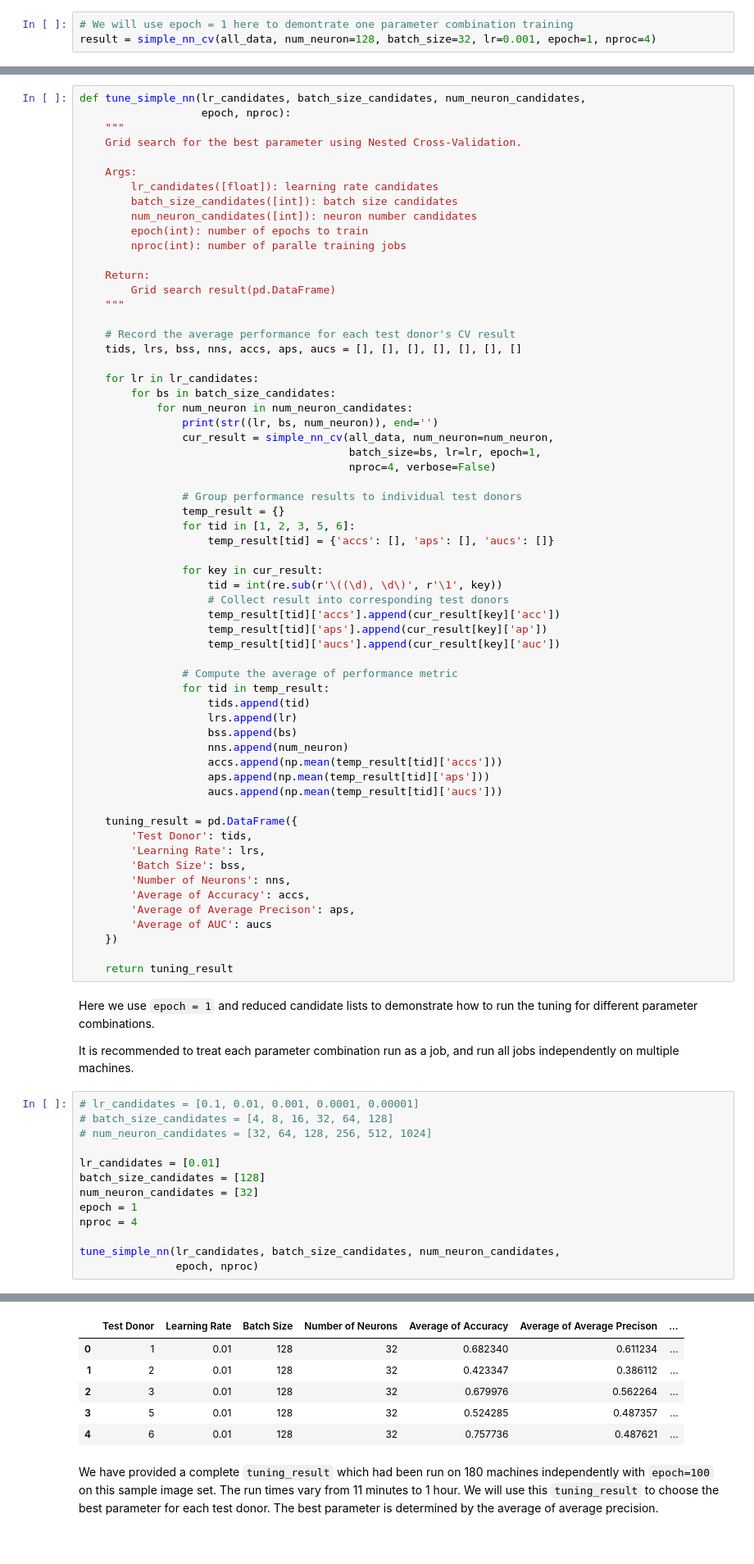
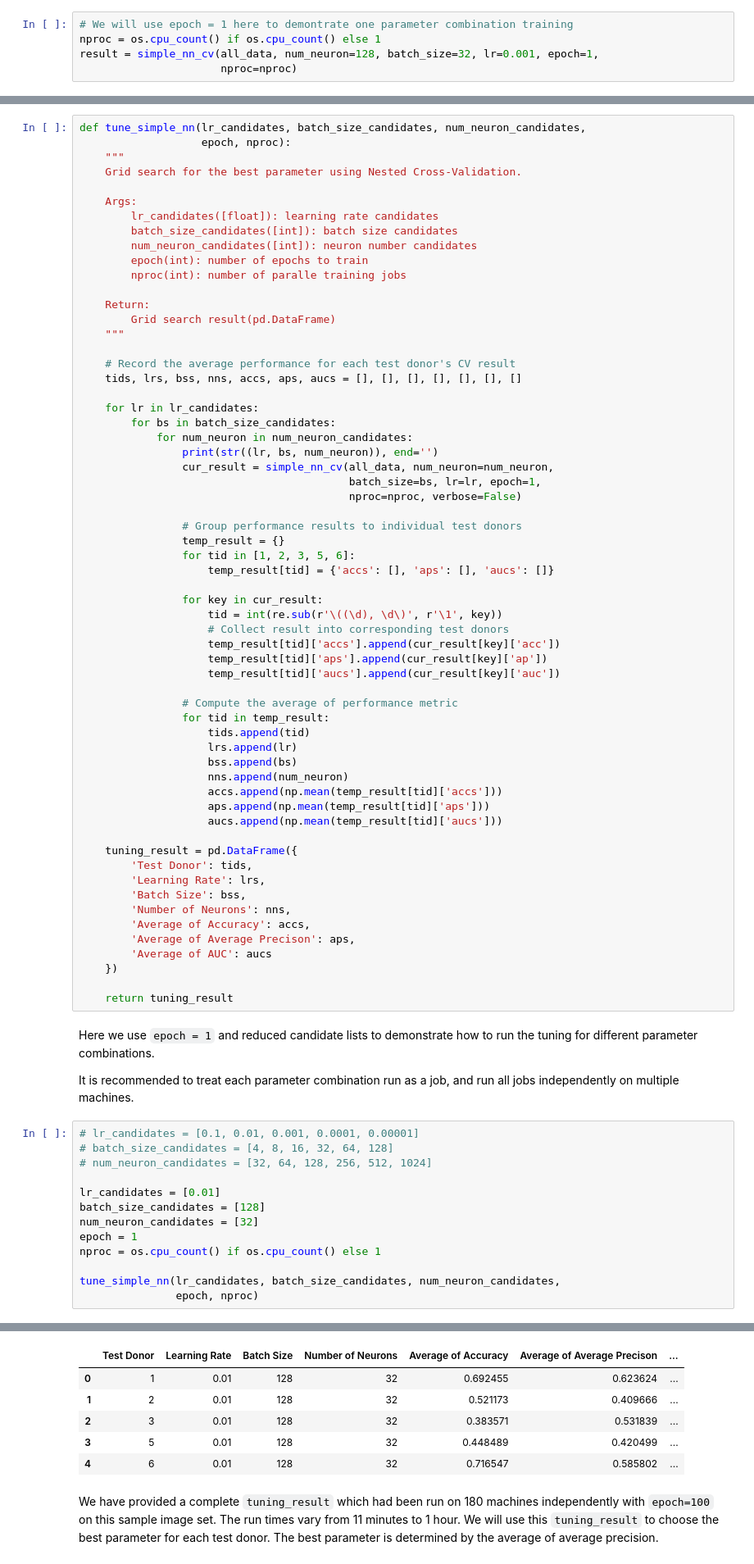
Before and after one commit to gitter-lab/t-cell-classification, a Jupyter notebook: simple_neural_network.ipynb, the cells around one changed output, grey strips where cells are left out. Shown at 82% size. Drawn from its saved outputs; the diff is of its cells as text.

```diff
--- a/simple_neural_network.ipynb
+++ b/simple_neural_network.ipynb
@@ -337,7 +338,9 @@ def simple_nn_cv(all_data, num_neuron=128, batch_size=32, lr=0.001,
     return results
 # %%
 # We will use epoch = 1 here to demontrate one parameter combination training
-result = simple_nn_cv(all_data, num_neuron=128, batch_size=32, lr=0.001, epoch=1, nproc=4)
+nproc = os.cpu_count() if os.cpu_count() else 1
+result = simple_nn_cv(all_data, num_neuron=128, batch_size=32, lr=0.001, epoch=1,
+                      nproc=nproc)
 # %% [output]
 Start training: lr=0.001, batch_size=32, num_neuron=128
 
@@ -394,7 +397,7 @@ def tune_simple_nn(lr_candidates, batch_size_candidates, num_neuron_candidates,
                 print(str((lr, bs, num_neuron)), end='')
                 cur_result = simple_nn_cv(all_data, num_neuron=num_neuron,
                                           batch_size=bs, lr=lr, epoch=1,
-                                          nproc=4, verbose=False)
+                                          nproc=nproc, verbose=False)
 
                 # Group performance results to individual test donors
                 temp_result = {}
@@ -436,24 +439,24 @@ It is recommended to treat each parameter combination run as a job, and run all
 # %%
 # lr_candidates = [0.1, 0.01, 0.001, 0.0001, 0.00001]
 # batch_size_candidates = [4, 8, 16, 32, 64, 128]
 # num_neuron_candidates = [32, 64, 128, 256, 512, 1024]
 
 lr_candidates = [0.01]
 batch_size_candidates = [128]
 num_neuron_candidates = [32]
 epoch = 1
-nproc = 4
+nproc = os.cpu_count() if os.cpu_count() else 1
 
 tune_simple_nn(lr_candidates, batch_size_candidates, num_neuron_candidates,
                epoch, nproc)
 # %% [output]
 (0.01, 128, 32)
 |  | Test Donor | Learning Rate | Batch Size | Number of Neurons | Average of Accuracy | Average of Average Precison | ... |
-| 0 | 1 | 0.01 | 128 | 32 | 0.682340 | 0.611234 | ... |
-| 1 | 2 | 0.01 | 128 | 32 | 0.423347 | 0.386112 | ... |
-| 2 | 3 | 0.01 | 128 | 32 | 0.679976 | 0.562264 | ... |
-| 3 | 5 | 0.01 | 128 | 32 | 0.524285 | 0.487357 | ... |
-| 4 | 6 | 0.01 | 128 | 32 | 0.757736 | 0.487621 | ... |
+| 0 | 1 | 0.01 | 128 | 32 | 0.692455 | 0.623624 | ... |
+| 1 | 2 | 0.01 | 128 | 32 | 0.521173 | 0.409666 | ... |
+| 2 | 3 | 0.01 | 128 | 32 | 0.383571 | 0.531839 | ... |
+| 3 | 5 | 0.01 | 128 | 32 | 0.448489 | 0.420499 | ... |
+| 4 | 6 | 0.01 | 128 | 32 | 0.716547 | 0.585802 | ... |
 # %% [markdown]
 We have provided a complete `tuning_result` which had been run on 180 machines independently with `epoch=100` on this sample image set. The run times vary from 11 minutes to 1 hour. We will use this `tuning_result` to choose the best parameter for each test donor. The best parameter is determined by the average of average precision.
 # %%
```
Also changed, not shown: parts of 5 cells of this notebook, 1 other file.
